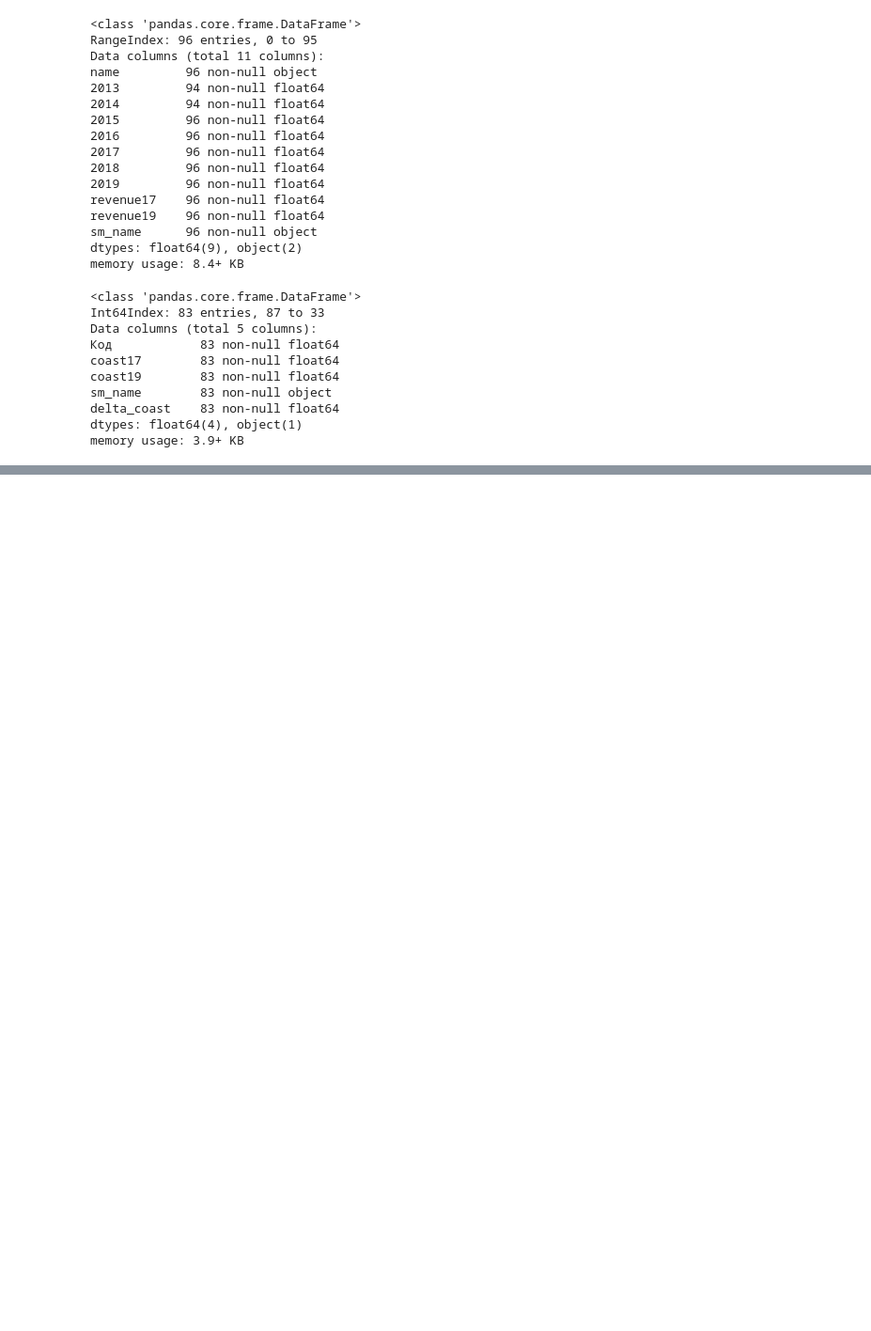
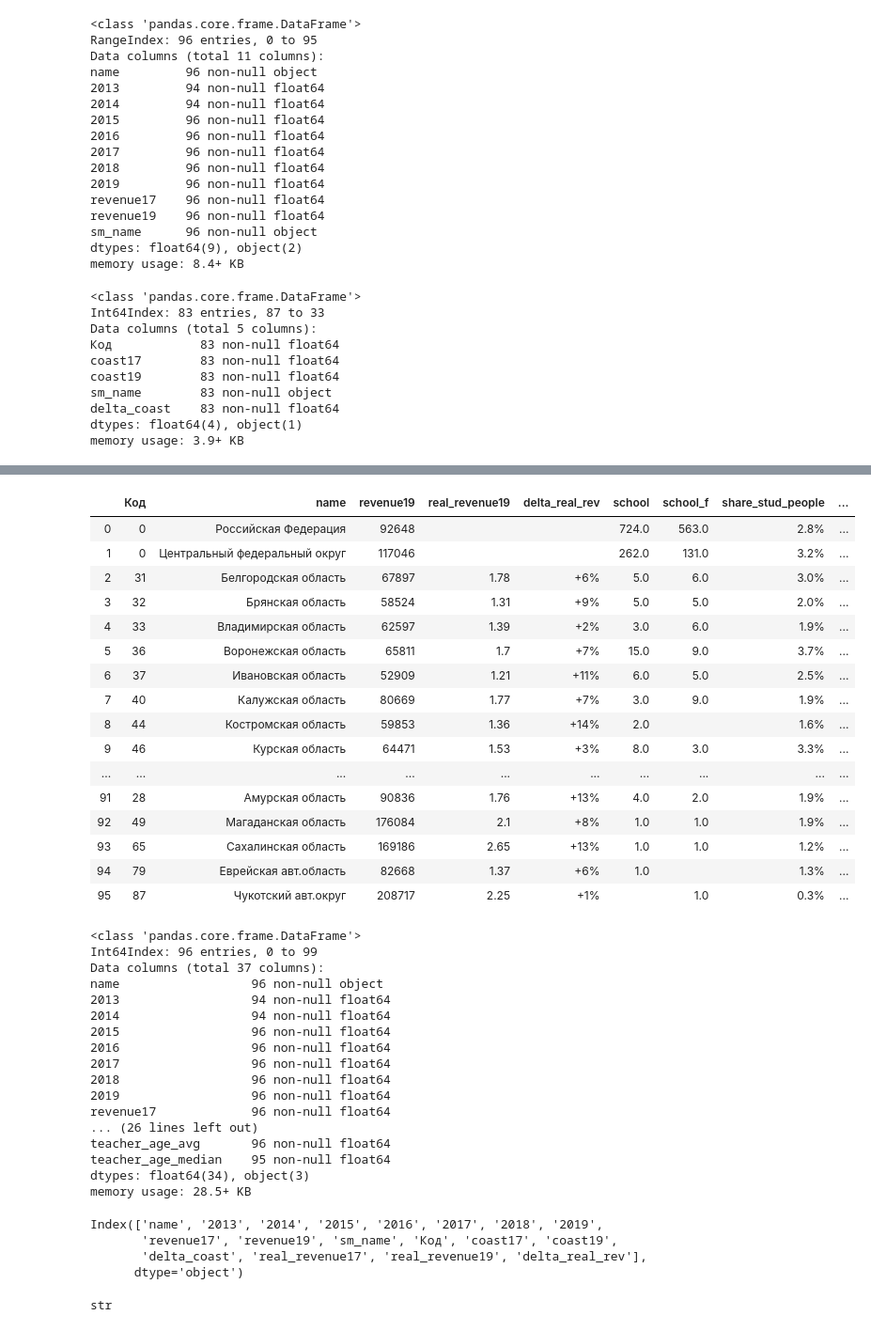
Before and after one commit to vyushmanov/ML-Analytics, a Jupyter notebook: 2020-08-26_Region_family_matrix/Family_migration.ipynb, the cells around one changed output, grey strips where cells are left out. Shown at 94% size. Cells and saved outputs as stored; diff of their text form; code cells hidden in the pictures; blank space fills up the shorter version.

Commit message:
Show high-school

```diff
--- a/2020-08-26_Region_family_matrix/Family_migration.ipynb
+++ b/2020-08-26_Region_family_matrix/Family_migration.ipynb
@@ -21,6 +21,25 @@ import warnings; warnings.simplefilter('ignore') #  отключение выв
 
 # ФУНКЦИИ
 
+def standardization_name(df, original_name, small_name):
+    pattern = '[Городг.Республика]*\s*([\w\-]+)'
+    df[small_name] = df[original_name].apply(lambda x: re.findall(pattern, x.strip())[0])
+    return df
+
+def show_matrix(matrix, target_columns):
+    matrix = matrix[target_columns]
+    matrix = matrix.fillna(0)
+    for i in target_columns[2:]:
+        matrix[i] = matrix[i].map(lambda x: 0 if type(x) == 'str' else x)
+
+        if 'delta' in i:
+            matrix[i] = matrix[i].map(lambda x: '' if x == 0 else '+' + str(int(x)) + '%')
+        elif 'share' in i or 'grow' in i or 'scre' in i:
+            matrix[i] = matrix[i].map(lambda x: '' if x == 0 else str(round(x,1)) + '%')
+        else:
+            matrix[i] = matrix[i].map(lambda x: '' if x == 0 else str(int(x)) if x > 1000 else x)
+
+    return matrix
 
 
 # Код, позволяющий скрывать ячейки
@@ -458,0 +437,58 @@ memory usage: 27.8+ KB
+# %%
+# Вывод на экран итоговой матрицы параметров
+
+target_columns = ['Код', 'name', 'revenue19', 'real_revenue19', 'delta_real_rev', 'school', 'school_f'
+                  , 'share_stud_people', 'share_full_stud', 'share_evening_stud', 'share_corr_stud'
+                  , 'share_stud_femail', 'growth_stud', 'screening_out_stud', 'share_extern_stud'
+                  , 'share_teach_stud', 'share_doc_teach', 'share_mag_teach', 'teacher_age_median']
+
+display(HTML(tabulate(np.array(show_matrix(matrix, target_columns))
+                      , headers = target_columns, tablefmt='html', showindex="always")))
+matrix.info()
+# %% [output]
+|  | Код | name | revenue19 | real_revenue19 | delta_real_rev | school | school_f | share_stud_people | ... |
+| 0 | 0 | Российская Федерация | 92648 |  |  | 724.0 | 563.0 | 2.8% | ... |
+| 1 | 0 | Центральный федеральный округ | 117046 |  |  | 262.0 | 131.0 | 3.2% | ... |
+| 2 | 31 | Белгородская область | 67897 | 1.78 | +6% | 5.0 | 6.0 | 3.0% | ... |
+| 3 | 32 | Брянская область | 58524 | 1.31 | +9% | 5.0 | 5.0 | 2.0% | ... |
+| 4 | 33 | Владимирская область | 62597 | 1.39 | +2% | 3.0 | 6.0 | 1.9% | ... |
+| 5 | 36 | Воронежская область | 65811 | 1.7 | +7% | 15.0 | 9.0 | 3.7% | ... |
+| 6 | 37 | Ивановская область | 52909 | 1.21 | +11% | 6.0 | 5.0 | 2.5% | ... |
+| 7 | 40 | Калужская область | 80669 | 1.77 | +7% | 3.0 | 9.0 | 1.9% | ... |
+| 8 | 44 | Костромская область | 59853 | 1.36 | +14% | 2.0 |  | 1.6% | ... |
+| 9 | 46 | Курская область | 64471 | 1.53 | +3% | 8.0 | 3.0 | 3.3% | ... |
+| ... | ... | ... | ... | ... | ... | ... | ... | ... | ... |
+| 91 | 28 | Амурская область | 90836 | 1.76 | +13% | 4.0 | 2.0 | 1.9% | ... |
+| 92 | 49 | Магаданская область | 176084 | 2.1 | +8% | 1.0 | 1.0 | 1.9% | ... |
+| 93 | 65 | Сахалинская область | 169186 | 2.65 | +13% | 1.0 | 1.0 | 1.2% | ... |
+| 94 | 79 | Еврейская авт.область | 82668 | 1.37 | +6% | 1.0 |  | 1.3% | ... |
+| 95 | 87 | Чукотский авт.округ | 208717 | 2.25 | +1% |  | 1.0 | 0.3% | ... |
+<class 'pandas.core.frame.DataFrame'>
+Int64Index: 96 entries, 0 to 99
+Data columns (total 37 columns):
+name                  96 non-null object
+2013                  94 non-null float64
+2014                  94 non-null float64
+2015                  96 non-null float64
+2016                  96 non-null float64
+2017                  96 non-null float64
+2018                  96 non-null float64
+2019                  96 non-null float64
+revenue17             96 non-null float64
+... (26 lines left out)
+teacher_age_avg       96 non-null float64
+teacher_age_median    95 non-null float64
+dtypes: float64(34), object(3)
+memory usage: 28.5+ KB
+# %%
+matrix.columns
+# %% [output]
+Index(['name', '2013', '2014', '2015', '2016', '2017', '2018', '2019',
+       'revenue17', 'revenue19', 'sm_name', 'Код', 'coast17', 'coast19',
+       'delta_coast', 'real_revenue17', 'real_revenue19', 'delta_real_rev'],
+      dtype='object')
+# %%
+a = '2'
+type(a)
+# %% [output]
+str
```
Also changed, not shown: parts of 8 cells of this notebook.
